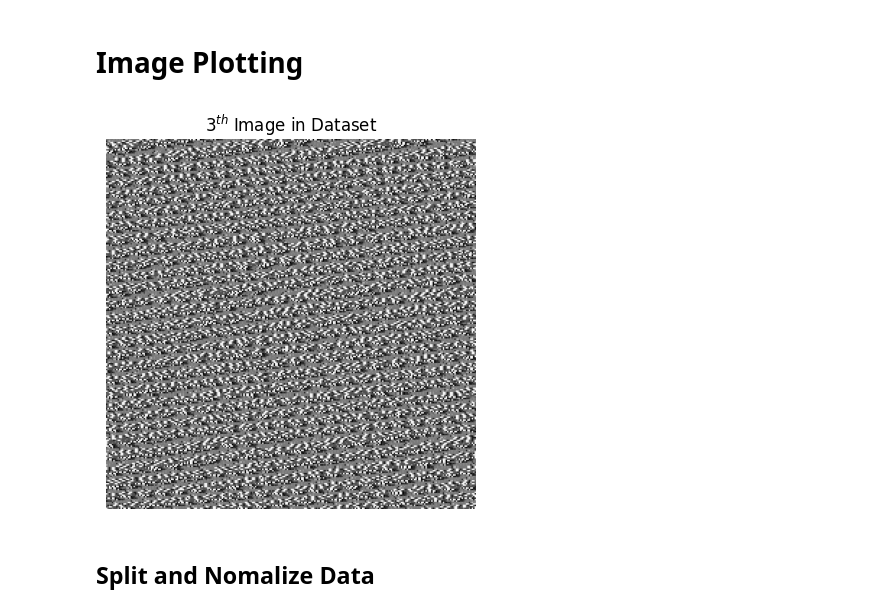
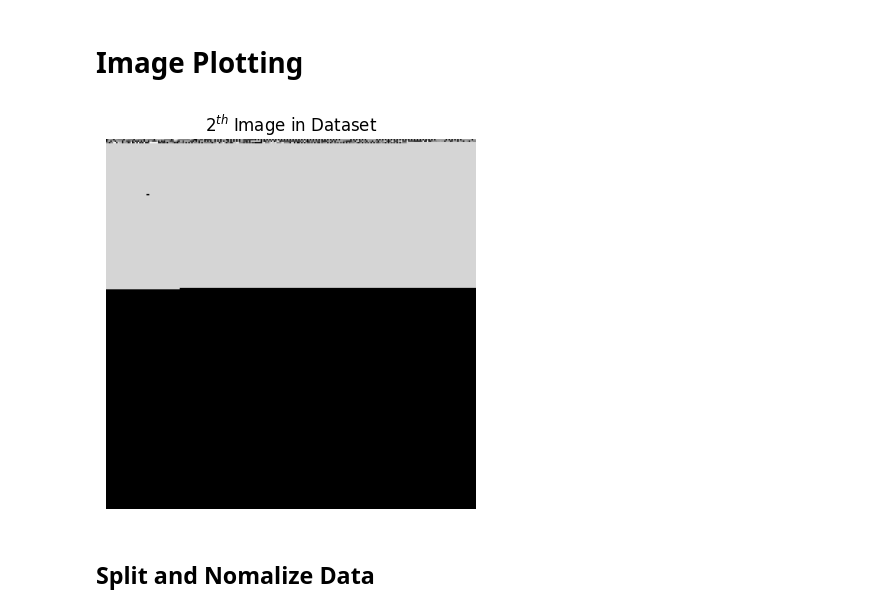
Before and after one commit to PGHOON/CryptoGuard, a Jupyter notebook: CNN/CNN.ipynb, the cells around one changed output. Cells and saved outputs as stored; diff of their text form; code cells hidden in the pictures.

```diff
--- a/CNN/CNN.ipynb
+++ b/CNN/CNN.ipynb
@@ -58,15 +58,15 @@ X, y = load_data(DATASET_DIR)
 # %% [markdown]
 # Image Plotting
 # %%
-n = 3
+n = 2
 nth_image = X[n].reshape(256, 256)
 
 plt.imshow(nth_image, cmap='gray')
 plt.title(f'${n}^{{th}}$ Image in Dataset')
 plt.axis('off')
 plt.show()
 # %% [output]
-[figure, old version]
+[figure, new version]
 # %% [markdown]
 ## Split and Nomalize Data
 # %%
```
Also changed, not shown: parts of 8 cells of this notebook, 15 other files.
